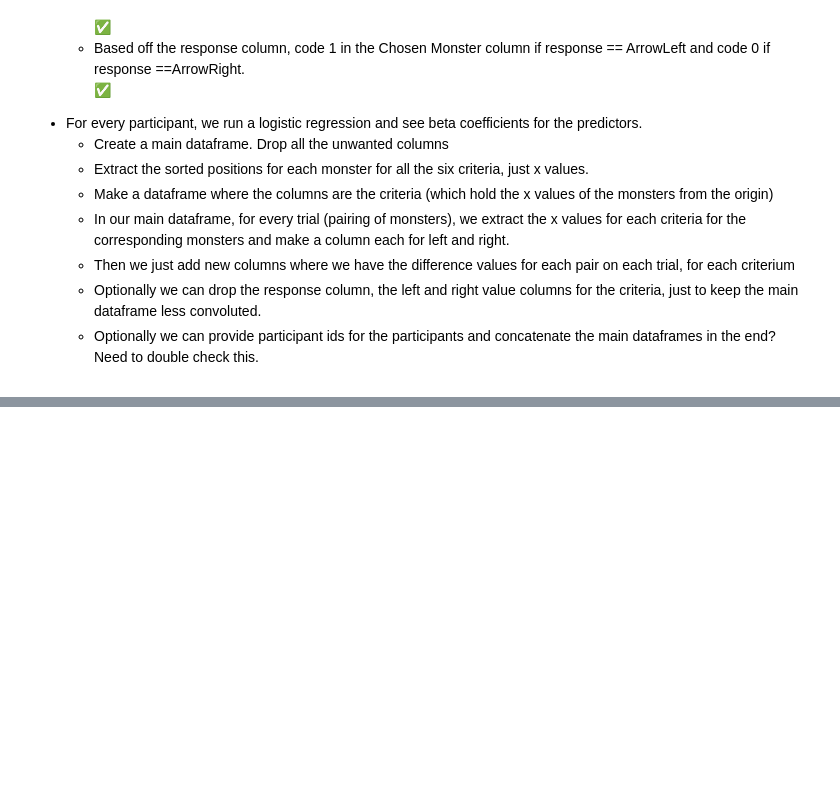
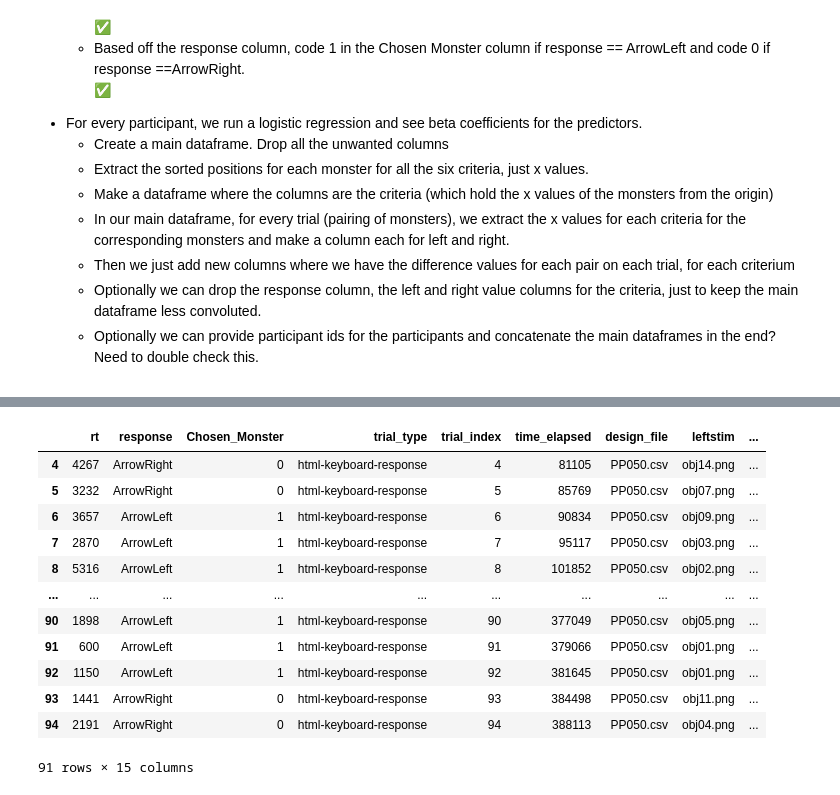
Before and after one commit to Christumas/Cognitive_Maps_Monsters_DataAnalysisCode, a Jupyter notebook: Data_Processing&Raw_Data_Visualization.ipynb, the cells around one changed output, grey strips where cells are left out. Saved outputs shown, nothing was run; the diff lists cells and outputs as text; code cells hidden in the pictures; blank space fills up the shorter version.

```diff
--- a/analysis.ipynb
+++ b/Data_Processing&Raw_Data_Visualization.ipynb
@@ -293,0 +314,28 @@ monstersdf = pd.DataFrame(new_data)
+# %%
+#we have a monstersdf with all the values for monsters according to the criteria from the second block sorting task
+#we have the main dataframe
+
+#we start by adding the columns which will hold the differences between the left and right monster according to a criteria
+#the difference is calculated by value(left) - value(right)
+
+cols_toadd = ['Color_d','Cuteness_d','Emotions_d', 'Personal_Preference_d','Shape_d','Size_d']
+insert_position = main_df.columns.get_loc('rightstim') + 1
+
+for index, column in enumerate(cols_toadd):
+    main_df.insert(insert_position + index, column, np.nan)
+
+main_df
+# %% [output]
+|  | rt | response | Chosen_Monster | trial_type | trial_index | time_elapsed | design_file | leftstim | ... |
+| 4 | 4267 | ArrowRight | 0 | html-keyboard-response | 4 | 81105 | PP050.csv | obj14.png | ... |
+| 5 | 3232 | ArrowRight | 0 | html-keyboard-response | 5 | 85769 | PP050.csv | obj07.png | ... |
+| 6 | 3657 | ArrowLeft | 1 | html-keyboard-response | 6 | 90834 | PP050.csv | obj09.png | ... |
+| 7 | 2870 | ArrowLeft | 1 | html-keyboard-response | 7 | 95117 | PP050.csv | obj03.png | ... |
+| 8 | 5316 | ArrowLeft | 1 | html-keyboard-response | 8 | 101852 | PP050.csv | obj02.png | ... |
+| ... | ... | ... | ... | ... | ... | ... | ... | ... | ... |
+| 90 | 1898 | ArrowLeft | 1 | html-keyboard-response | 90 | 377049 | PP050.csv | obj05.png | ... |
+| 91 | 600 | ArrowLeft | 1 | html-keyboard-response | 91 | 379066 | PP050.csv | obj01.png | ... |
+| 92 | 1150 | ArrowLeft | 1 | html-keyboard-response | 92 | 381645 | PP050.csv | obj01.png | ... |
+| 93 | 1441 | ArrowRight | 0 | html-keyboard-response | 93 | 384498 | PP050.csv | obj11.png | ... |
+| 94 | 2191 | ArrowRight | 0 | html-keyboard-response | 94 | 388113 | PP050.csv | obj04.png | ... |
+91 rows × 15 columns
```
Also changed, not shown: parts of 4 cells of this notebook, 3 other files.
